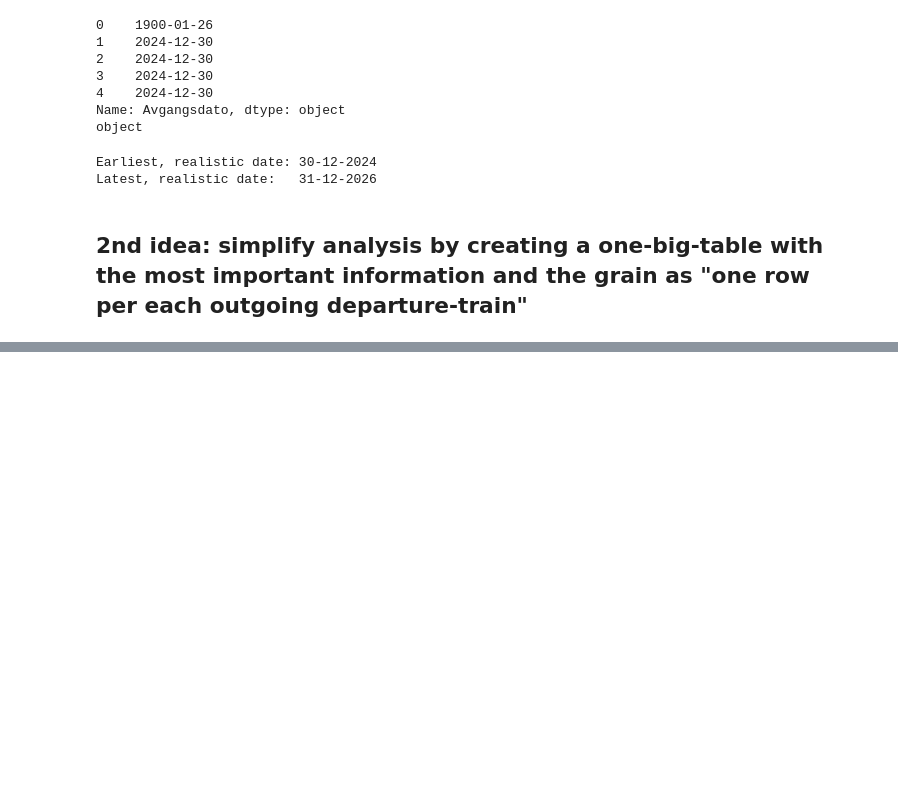
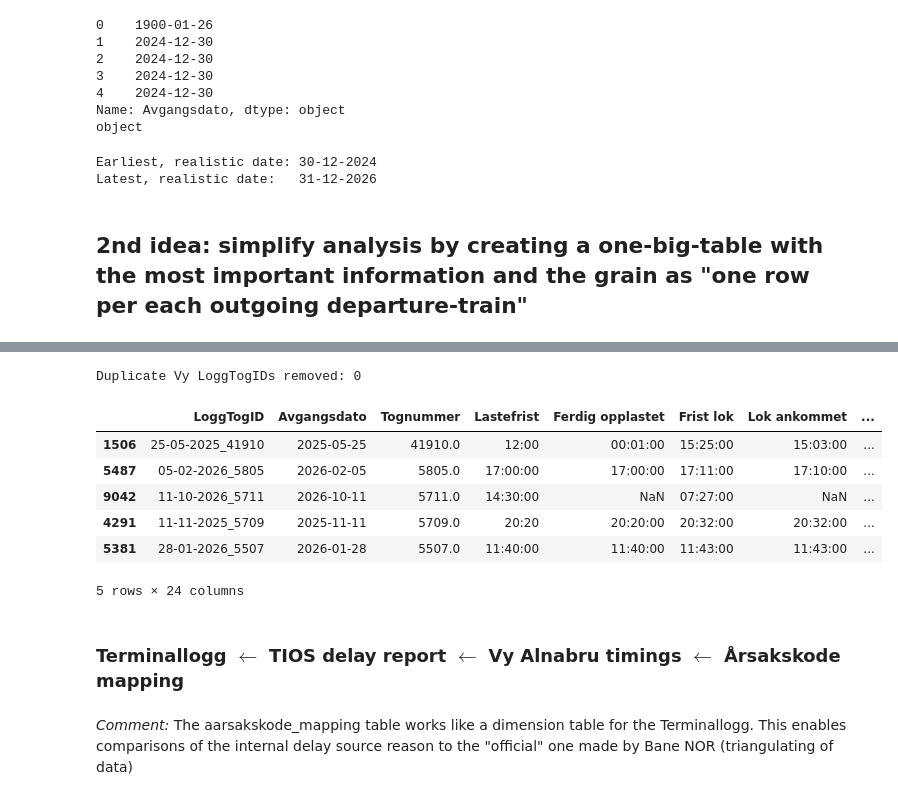
Before and after one commit to KriStrom/masteroppgave26SixSigmaDataanalyse, a Jupyter notebook: 01_measure_phase/01_00_data_exploration_and_experimentation.ipynb, the cells around one changed output, grey strips where cells are left out. Saved outputs shown, nothing was run; the diff lists cells and outputs as text; code cells hidden in the pictures; blank space fills up the shorter version.

Commit message:
finished data exploration and experimentation

```diff
--- a/01_measure_phase/01_00_data_exploration_and_experimentation.ipynb
+++ b/01_measure_phase/01_00_data_exploration_and_experimentation.ipynb
@@ -601,0 +777,68 @@ Latest, realistic date:   31-12-2026
+# %%
+# Work on a copy of the Vy data
+vy = df_vy_alnabru_timings.copy()
+
+# Standardize the join key in both dataframes
+df_terminal_tios["LoggTogID"] = (
+    df_terminal_tios["LoggTogID"]
+    .astype("string")
+    .str.strip()
+)
+
+vy["LoggTogID"] = (
+    vy["LoggTogID"]
+    .astype("string")
+    .str.strip()
+)
+
+# Count duplicate Vy IDs before removing them
+print(
+    "Duplicate Vy LoggTogIDs removed:",
+    vy["LoggTogID"].duplicated().sum()
+)
+
+# Remove rows without a join key
+vy = vy.dropna(subset=["LoggTogID"])
+
+# Keep only the first row for each LoggTogID
+vy = vy.drop_duplicates(
+    subset="LoggTogID",
+    keep="first",
+)
+
+# Select the requested columns
+vy_columns = [
+    "LoggTogID",
+    "actual_arrival_time",
+    "actual_departure_time",
+    "scheduled_arrival_time",
+    "scheduled_departure_time",
+    "departure_delay",
+]
+
+vy = vy[vy_columns]
+
+# Left join: all rows from df_terminal_tios are retained
+df_terminal_tios_vy = df_terminal_tios.merge(
+    vy,
+    on="LoggTogID",
+    how="left",
+    validate="one_to_one",
+)
+# %% [output]
+Duplicate Vy LoggTogIDs removed: 0
+# %%
+# Display 5 random rows
+display(df_terminal_tios_vy.sample(n=5, random_state=37))
+# %% [output]
+|  | LoggTogID | Avgangsdato | Tognummer | Lastefrist | Ferdig opplastet | Frist lok | Lok ankommet | ... |
+| 1506 | 25-05-2025_41910 | 2025-05-25 | 41910.0 | 12:00 | 00:01:00 | 15:25:00 | 15:03:00 | ... |
+| 5487 | 05-02-2026_5805 | 2026-02-05 | 5805.0 | 17:00:00 | 17:00:00 | 17:11:00 | 17:10:00 | ... |
+| 9042 | 11-10-2026_5711 | 2026-10-11 | 5711.0 | 14:30:00 | NaN | 07:27:00 | NaN | ... |
+| 4291 | 11-11-2025_5709 | 2025-11-11 | 5709.0 | 20:20 | 20:20:00 | 20:32:00 | 20:32:00 | ... |
+| 5381 | 28-01-2026_5507 | 2026-01-28 | 5507.0 | 11:40:00 | 11:40:00 | 11:43:00 | 11:43:00 | ... |
+5 rows × 24 columns
+# %% [markdown]
+### Terminallogg $\leftarrow$ TIOS delay report $\leftarrow$ Vy Alnabru timings $\leftarrow$ Årsakskode mapping
+# %% [markdown]
+*Comment:* The aarsakskode_mapping table works like a dimension table for the Terminallogg. This enables comparisons of the internal delay source reason to the "official" one made by Bane NOR (triangulating of data)
```
Also changed, not shown: parts of 15 cells of this notebook.
